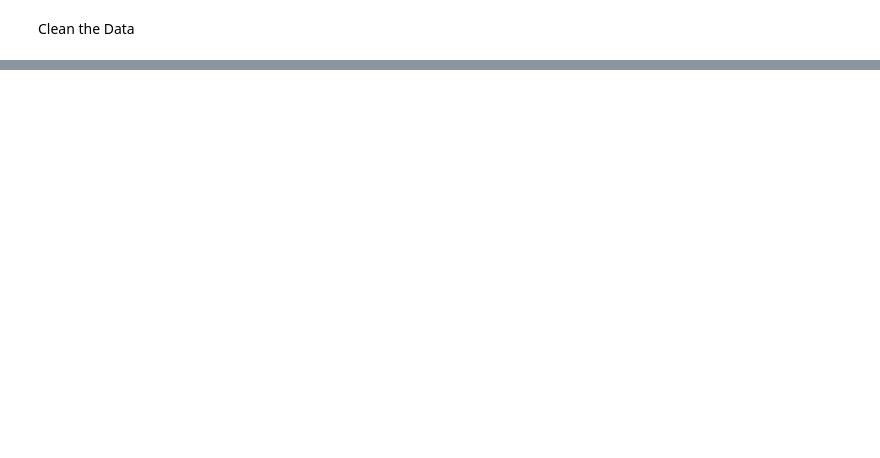
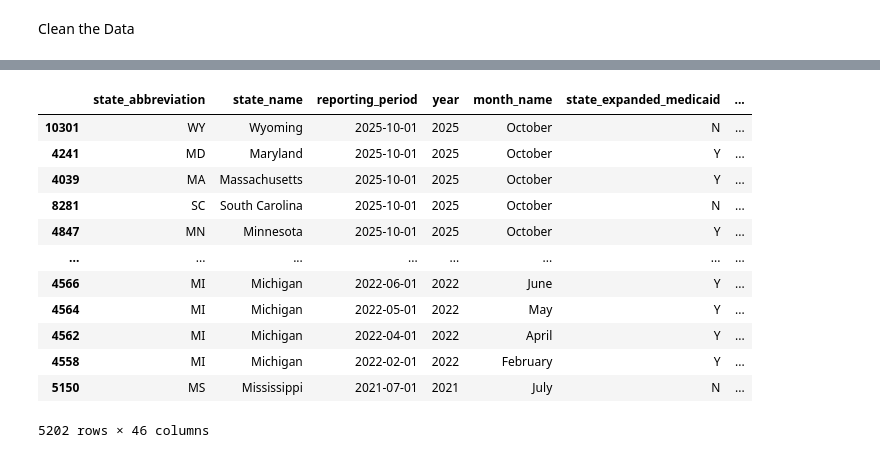
Before and after one commit to ADoddala/medicaid_CHIP_eligibility, a Jupyter notebook: notebooks/medicaid_chip_analysis.ipynb, the cells around one changed output, grey strips where cells are left out. Saved outputs shown, nothing was run; the diff lists cells and outputs as text; code cells hidden in the pictures; blank space fills up the shorter version.

```diff
--- a/notebooks/medicaid_chip_analysis.ipynb
+++ b/notebooks/medicaid_chip_analysis.ipynb
@@ -84,0 +69,23 @@ medicaid['Applications for Financial Assistance Submitted to the State Based Mar
+# %%
+#Remove duplicate rows for state and reporting period
+medicaid_clean = (
+    medicaid
+    .sort_values("preliminary_or_updated") #Sort values for preliminary_or_updated
+    .drop_duplicates(subset=['state_abbreviation', 'reporting_period'], keep='last') #Make sure to keep the U (Upadated records) if there are priliminary and updated
+
+)
+medicaid_clean
+# %% [output]
+|  | state_abbreviation | state_name | reporting_period | year | month_name | state_expanded_medicaid | ... |
+| 10301 | WY | Wyoming | 2025-10-01 | 2025 | October | N | ... |
+| 4241 | MD | Maryland | 2025-10-01 | 2025 | October | Y | ... |
+| 4039 | MA | Massachusetts | 2025-10-01 | 2025 | October | Y | ... |
+| 8281 | SC | South Carolina | 2025-10-01 | 2025 | October | N | ... |
+| 4847 | MN | Minnesota | 2025-10-01 | 2025 | October | Y | ... |
+| ... | ... | ... | ... | ... | ... | ... | ... |
+| 4566 | MI | Michigan | 2022-06-01 | 2022 | June | Y | ... |
+| 4564 | MI | Michigan | 2022-05-01 | 2022 | May | Y | ... |
+| 4562 | MI | Michigan | 2022-04-01 | 2022 | April | Y | ... |
+| 4558 | MI | Michigan | 2022-02-01 | 2022 | February | Y | ... |
+| 5150 | MS | Mississippi | 2021-07-01 | 2021 | July | N | ... |
+5202 rows × 46 columns
```
Also changed, not shown: parts of 14 cells of this notebook.
